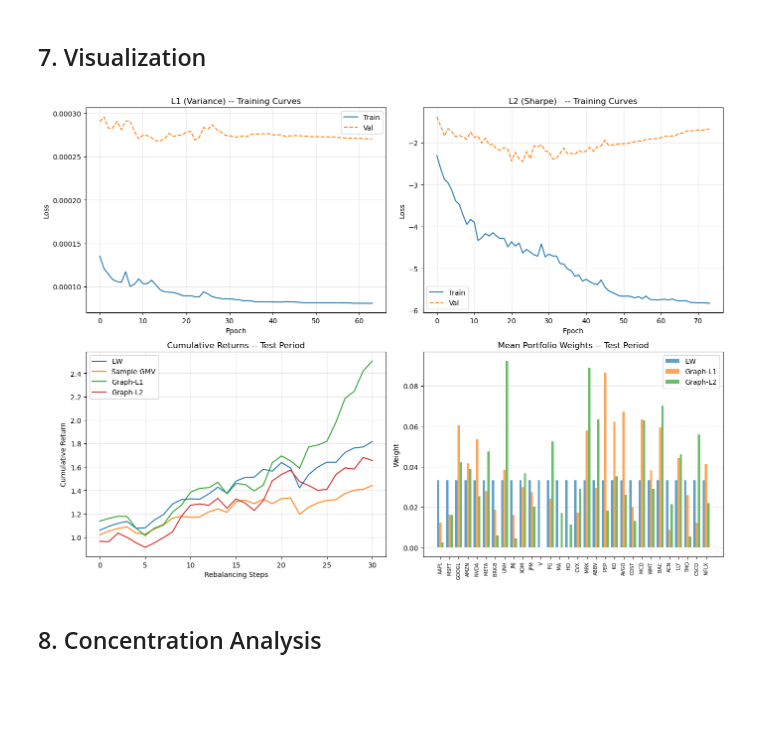
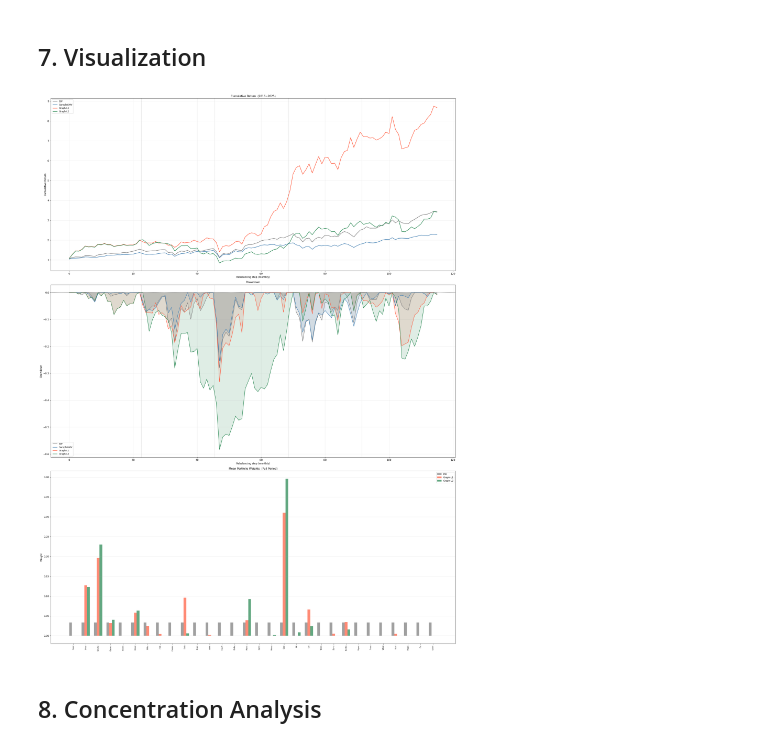
Before and after one commit to taekyounglee1224/Graph-E2E-PO, a Jupyter notebook: experiment.ipynb, the cells around one changed output. Cells and saved outputs as stored; diff of their text form; code cells hidden in the pictures; blank space fills up the shorter version.

Commit message:
update results

```diff
--- a/experiment.ipynb
+++ b/experiment.ipynb
@@ -84,11 +112,13 @@ Universe: 30 assets
 # %% [markdown]
 ## 2. Data Loading
 # %%
-prices  = yf.download(CFG['tickers'], start=CFG['start'], end=CFG['end'],
-                      auto_adjust=True, progress=False)['Close']
-prices  = prices[CFG['tickers']].dropna()
-returns = prices.pct_change().dropna()
+import pandas as pd
+
+prices  = pd.read_csv('csv/30_industry.csv', index_col=0, parse_dates=True)
+prices  = prices[CFG['industries']].dropna()
+returns = prices / 100
 
 print(f'Returns shape: {returns.shape}')
 print(f'Date range   : {returns.index[0].date()} ~ {returns.index[-1].date()}')
+returns
 # %% [output]
@@ -558,39 +684,62 @@ Calmar            1.8335      1.4216      2.7098      1.8143
 # %% [markdown]
 ## 7. Visualization
 # %%
-fig, axes = plt.subplots(2, 2, figsize=(14, 10))
+fig, axes = plt.subplots(3, 1, figsize=(24, 32))
 
-for ax, tr, val, title in [
-    (axes[0,0], hist_tr_l1, hist_val_l1, 'L1 (Variance) -- Training Curves'),
-    (axes[0,1], hist_tr_l2, hist_val_l2, 'L2 (Sharpe)   -- Training Curves'),
-]:
-    ax.plot(tr, label='Train')
-    ax.plot(val, label='Val', linestyle='--')
-    ax.set_title(title); ax.set_xlabel('Epoch'); ax.set_ylabel('Loss')
-    ax.legend(); ax.grid(alpha=0.3)
+strategies = ['EW', 'SampleGMV', 'Graph-L1', 'Graph-L2']
+colors     = ['gray', 'steelblue', 'tomato', 'seagreen']
 
-ax = axes[1,0]
-for m, label in [(m_ew,'EW'), (m_gmv,'Sample GMV'), (m_l1,'Graph-L1'), (m_l2,'Graph-L2')]:
-    ax.plot(m['cum_ret'], label=label)
-ax.set_title('Cumulative Returns -- Test Period')
-ax.set_xlabel('Rebalancing Steps'); ax.set_ylabel('Cumulative Return')
-ax.legend(); ax.grid(alpha=0.3)
+# ── Left: 전체 구간 누적 수익률 ──────────────────────────────────────────
+ax = axes[0]
+for s, c in zip(strategies, colors):
+    ax.plot(full_metrics[s]['cum_ret'], label=s, color=c, linewidth=1.8)
+# fold 경계 세로선
+n_per_fold = len(fold_results[1]['EW']['port_ret'])
+for i in range(1, len(fold_results)):
+    ax.axvline(i * n_per_fold - 0.5, color='black', linewidth=0.8,
+               linestyle=':', alpha=0.5)
+ax.set_title(f'Cumulative Return  ({t_s}~{t_e})', fontsize=11)
+ax.set_xlabel('Rebalancing step (monthly)')
+ax.set_ylabel('Cumulative Return')
+ax.legend(fontsize=9); ax.grid(alpha=0.3)
 
-ax    = axes[1,1]
-x_pos = np.arange(N)
-bw    = 0.25
-ax.bar(x_pos-bw, w_ew.mean(0),  bw, label='EW',       alpha=0.7)
-ax.bar(x_pos,    w_l1.mean(0),  bw, label='Graph-L1', alpha=0.7)
-ax.bar(x_pos+bw, w_l2.mean(0),  bw, label='Graph-L2', alpha=0.7)
-ax.set_title('Mean Portfolio Weights -- Test Period')
-ax.set_xticks(x_pos); ax.set_xticklabels(TICKERS, rotation=90, fontsize=7)
-ax.set_ylabel('Weight'); ax.legend(); ax.grid(alpha=0.3, axis='y')
+# ── Middle: 드로우다운 ────────────────────────────────────────────────────
+ax = axes[1]
+for s, c in zip(strategies, colors):
+    cum = full_metrics[s]['cum_ret']
+    pk  = np.maximum.accumulate(cum)
+    dd  = (cum - pk) / pk
+    ax.fill_between(range(len(dd)), dd, 0, alpha=0.15, color=c)
+    ax.plot(dd, label=s, color=c, linewidth=1.5)
+for i in range(1, len(fold_results)):
+    ax.axvline(i * n_per_fold - 0.5, color='black', linewidth=0.8,
+               linestyle=':', alpha=0.5)
+ax.axhline(0, color='black', linewidth=0.8, linestyle='--')
+ax.set_title('Drawdown', fontsize=11)
+ax.set_xlabel('Rebalancing step (monthly)')
+ax.set_ylabel('Drawdown')
+ax.legend(fontsize=9); ax.grid(alpha=0.3)
 
+# ── Right: 평균 포트폴리오 비중 ──────────────────────────────────────────
+ax   = axes[2]
+x    = np.arange(N)
+bw   = 0.22
+plot_strats = [('EW', 'gray'), ('Graph-L1', 'tomato'), ('Graph-L2', 'seagreen')]
+for i, (s, c) in enumerate(plot_strats):
+    ax.bar(x + (i - 1) * bw, full_w[s].mean(0), bw,
+           label=s, color=c, alpha=0.75)
+ax.set_title('Mean Portfolio Weights  (Full Period)', fontsize=11)
+ax.set_xticks(x)
+ax.set_xticklabels(TICKERS, rotation=90, fontsize=7)
+ax.set_ylabel('Weight')
+ax.legend(fontsize=9); ax.grid(alpha=0.3, axis='y')
+
+# plt.suptitle(f'Full Out-of-Sample Backtest  ({t_s}~{t_e})', fontsize=13)
 plt.tight_layout()
-plt.savefig('results.png', dpi=150, bbox_inches='tight')
+plt.savefig('results_full_period.png', dpi=150, bbox_inches='tight')
 plt.show()
 # %% [output]
-[figure, old version]
+[figure, new version]
 # %% [markdown]
 ## 8. Concentration Analysis
 # %%
```
Also changed, not shown: parts of 13 cells of this notebook, 7 other files.
